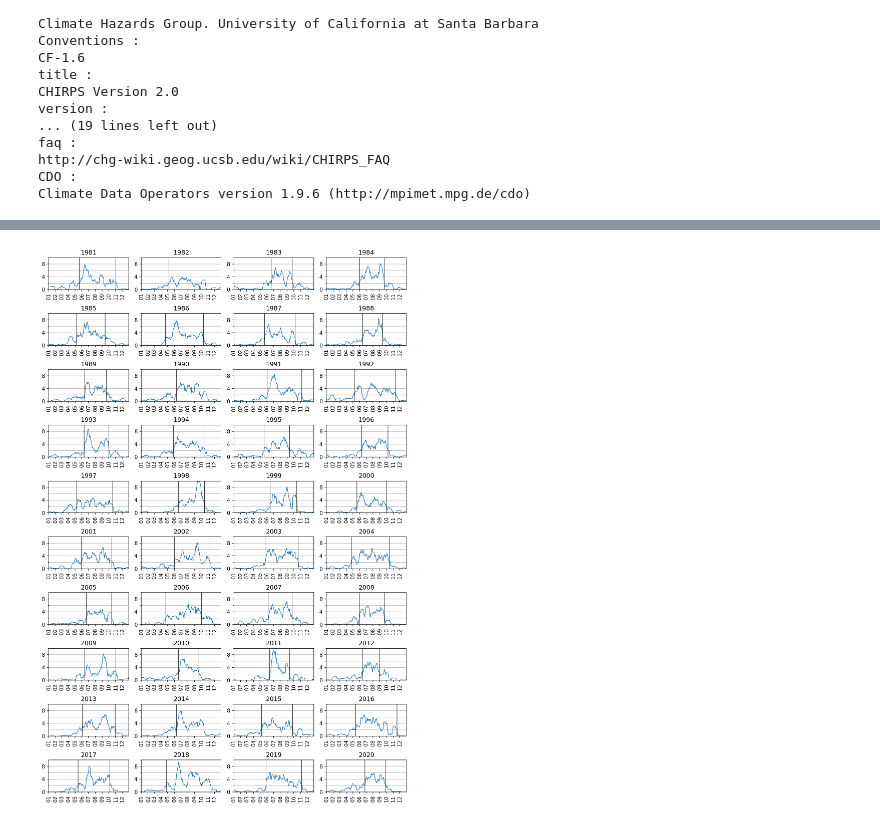
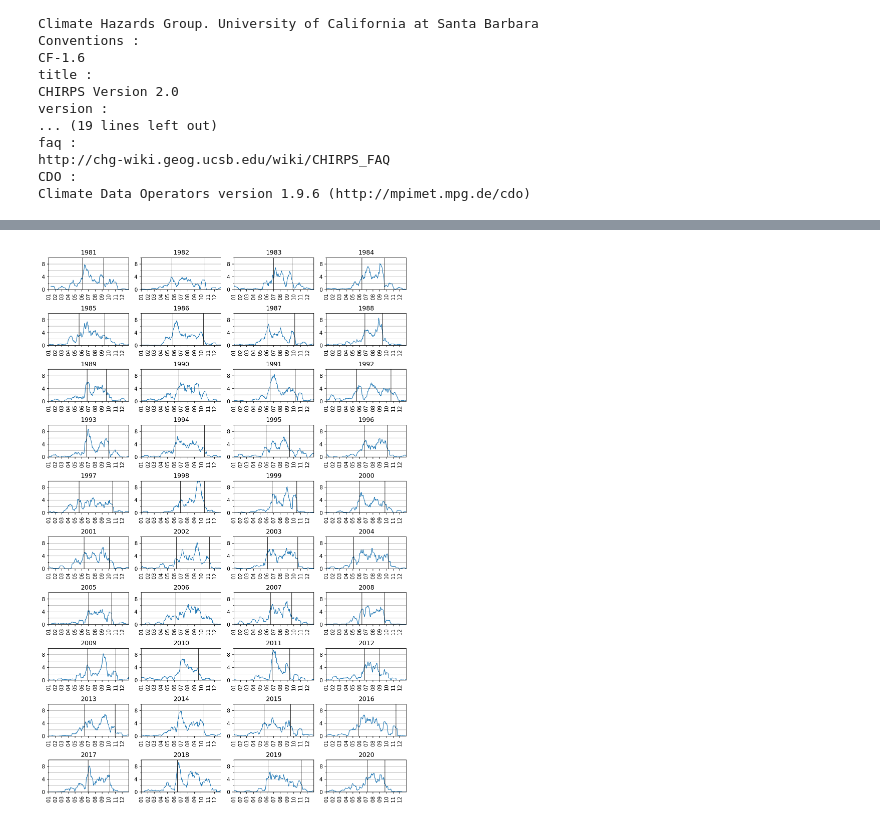
Before and after one commit to rodrigoms95/sequia, a Jupyter notebook: code/indice_pre.ipynb, the cells around one changed output, grey strips where cells are left out. Saved outputs shown, nothing was run; the diff lists cells and outputs as text; code cells hidden in the pictures.

```diff
--- a/code/indice_pre.ipynb
+++ b/code/indice_pre.ipynb
@@ -115,7 +115,7 @@ df_mean = df.copy()
 # Crea un índice de onset de acuerdo con
 # el umbral para n días seguidos de
 # cumplimiento con el criterio.
-umbral = [2, 2.25, 2.5]
+umbral = [2, 2.5, 3]
 dias = [6, 10, 14]
 
 m_i = 4
@@ -202,7 +202,7 @@ for i_n, n in enumerate(dias):
         date.index.name = "Año"
 
         # Recorremos al inicio de la racha de días de precipitación.
-        date.iloc[:, 0] = date.iloc[:, 0] - np.timedelta64(n, 'D')
+        #date.iloc[:, 0] = date.iloc[:, 0] - np.timedelta64(n, 'D')
         # Longitud de la temporada.
         date[name + " - Length"] = date.iloc[:, 1] - date.iloc[:, 0]
 
@@ -284,7 +284,7 @@ df_mean = df.copy()
 # Crea un índice de onset de acuerdo con
 # el umbral para n días seguidos de
 # cumplimiento con el criterio.
-umbral = [2, 2.25, 2.5]
+umbral = [2, 2.5, 3]
 dias = [6, 10, 14]
 
 m_i = 4
@@ -454,7 +454,7 @@ for i_n, n in enumerate(dias):
 # Crea un índice de onset de acuerdo con
 # el umbral para n días seguidos de
 # cumplimiento con el criterio.
-umbral = [2.25, 2]
+umbral = [3, 3]
 n = [10, 10]
 
 m_i = 4
@@ -464,7 +464,7 @@ df_mean_ind = pd.DataFrame(
 
 years = range(1981, 2021)
 c = "Cuenca"
-title = "onset_withdrawal_CHIRPS_diferente.png"
+title = "onset_withdrawal_CHIRPS_janowiack.png"
 
 # Onset.
 # Nombre de las columnas dummy.
@@ -558,7 +558,7 @@ for j in years:
     # Agregamos la fila al DataFrame.
     date_2 = date_2.append([row])
 # Recorremos al inicio de la racha de días de precipitación.
-date.iloc[:, 1] = date.iloc[:, 1] - np.timedelta64(n[1], 'D')
+#date.iloc[:, 1] = date.iloc[:, 1] - np.timedelta64(n[1], 'D')
 
 # Unimos onset y withdrawal.
 date.iloc[:, 1] = date_2.iloc[:, 1]
@@ -840,7 +655,7 @@ date_2.describe()
 # Crea un índice de onset de acuerdo con
 # el umbral para n días seguidos de
 # cumplimiento con el criterio.
-umbral = [2.25, 2.25]
+umbral = [2.5, 2.5]
 n = [10, 10]
 
 m_i = 4
@@ -897,7 +712,7 @@ for j in years:
     # Agregamos la fila al DataFrame.
     date = date.append([row])
 # Recorremos al inicio de la racha de días de precipitación.
-date.iloc[:, 0] = date.iloc[:, 0] - np.timedelta64(n[0], 'D')
+#date.iloc[:, 0] = date.iloc[:, 0] - np.timedelta64(n[0], 'D')
 
 # Withdrawal.
 # Nombre de las columnas dummy.
@@ -993,34 +808,34 @@ for i in range( len(year) ):
     axes[i].plot(df_year.iloc[:, 0], linewidth = 1)
     #ax.plot(df_year.iloc[:, 1])
 
     # Onset y withdrawal.
     axes[i].plot( (onset, onset), (0, 12),
         color = "k", linewidth = 0.75 )
     axes[i].plot( (withdrawal, withdrawal), (0, 12),
         color = "k", linewidth = 0.75 )
 
     axes[i].set_title(year[i])
     axes[i].set_yticks( range(0, 14, 4), minor = False )
     axes[i].set_yticks( range(0, 14, 2), minor = True)
     axes[i].grid(axis = "y", which = "both")
     #axes[0].set_ylabel("Precipitación diaria [mm]")
     #axes[0].set_xlabel("Tiempo")
     axes[i].set_ylim(0, 10)
     #axes[i].set_ylim(0, np.ceil(df_year.iloc[:, 0].max()) )
     axes[i].set_xlim( pd.to_datetime( str(year[i]) + "-01-01" ),
         pd.to_datetime( str(year[i]) + "-12-31") )
     # Formato de fecha.
     axes[i].xaxis.set_major_locator(mdates.MonthLocator())
     axes[i].xaxis.set_major_formatter(mdates.DateFormatter("%m"))
     axes[i].set_xticks( axes[i].get_xticks(), xtick_lab, rotation = 90 )
 
 # Separación adecuada entre gráficas.
 fig.tight_layout()
 
 # Guardamos el archivo.
 fig.savefig( path_r + title )
 # %% [output]
-[figure, old version]
+[figure, new version]
 # %%
 date_2 = date.copy()
 date_2.iloc[:, 0] = date_2.iloc[:, 0].apply(lambda x: x.dayofyear)
```
Also changed, not shown: parts of 6 cells of this notebook, 8 other files.
